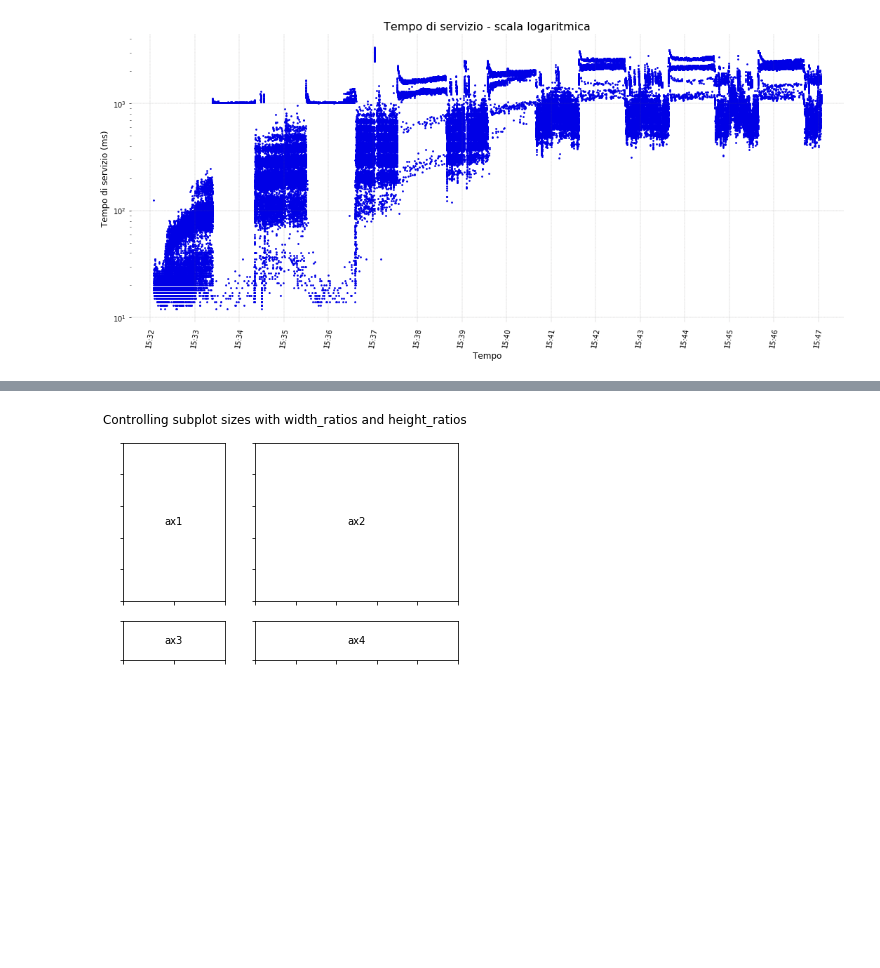
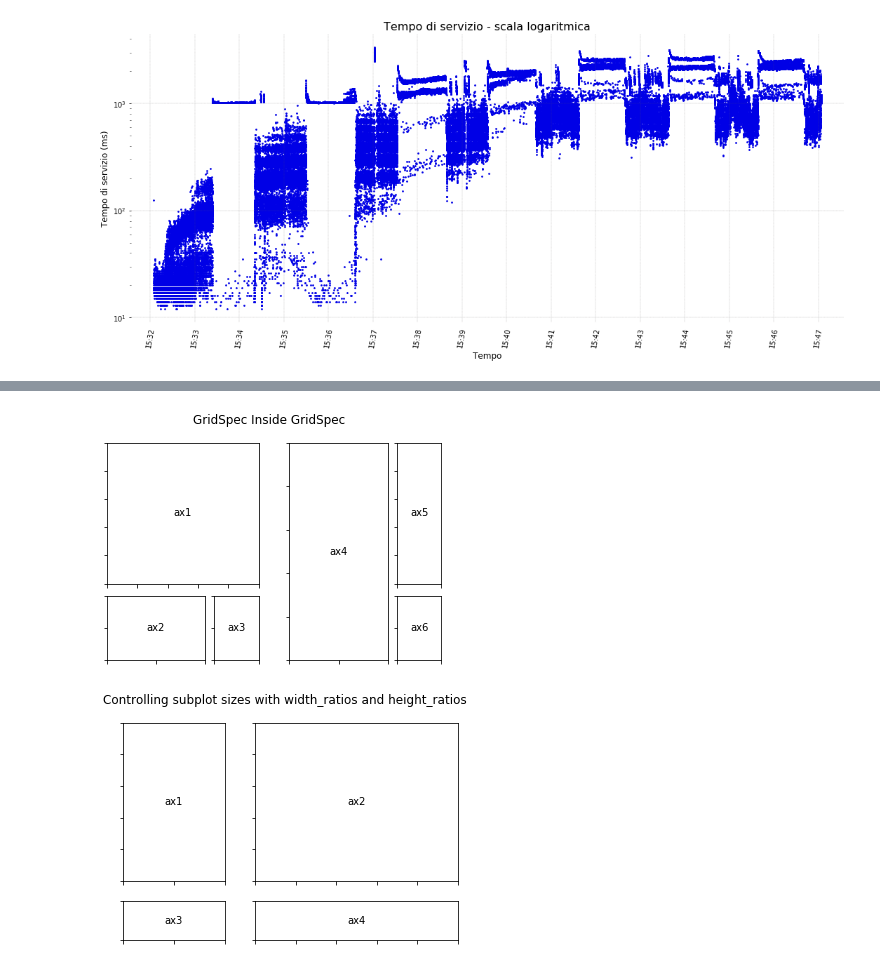
Before and after one commit to p-giovanni/JMeter_report, a Jupyter notebook: notebook/JMeter_Report.ipynb, the cells around one changed output, grey strips where cells are left out. Cells and saved outputs as stored; diff of their text form; code cells hidden in the pictures; blank space fills up the shorter version.

```diff
--- a/notebook/JMeter_Report.ipynb
+++ b/notebook/JMeter_Report.ipynb
@@ -781,3 +789,38 @@ plt.savefig(os.path.join(images_path,"{prefix}All-CHARTS.png".format(prefix=imag
+# %%
+import matplotlib.pyplot as plt
+import matplotlib.gridspec as gridspec
+
+
+def format_axes(fig):
+    for i, ax in enumerate(fig.axes):
+        ax.text(0.5, 0.5, "ax%d" % (i+1), va="center", ha="center")
+        ax.tick_params(labelbottom=False, labelleft=False)
+
+
+# gridspec inside gridspec
+f = plt.figure()
+
+gs0 = gridspec.GridSpec(1, 2, figure=f)
+
+gs00 = gridspec.GridSpecFromSubplotSpec(3, 3, subplot_spec=gs0[0])
+
+ax1 = f.add_subplot(gs00[:-1, :])
+ax2 = f.add_subplot(gs00[-1, :-1])
+ax3 = f.add_subplot(gs00[-1, -1])
+
+# the following syntax does the same as the GridSpecFromSubplotSpec call above:
+gs01 = gs0[1].subgridspec(3, 3)
+
+ax4 = f.add_subplot(gs01[:, :-1])
+ax5 = f.add_subplot(gs01[:-1, -1])
+ax6 = f.add_subplot(gs01[-1, -1])
+
+plt.suptitle("GridSpec Inside GridSpec")
+format_axes(f)
+
+plt.show()
+# %% [output]
+[figure, added]
 # %%
 import matplotlib.pyplot as plt
 from matplotlib.gridspec import GridSpec
```
Also changed, not shown: parts of 9 cells of this notebook, 7 other files.
